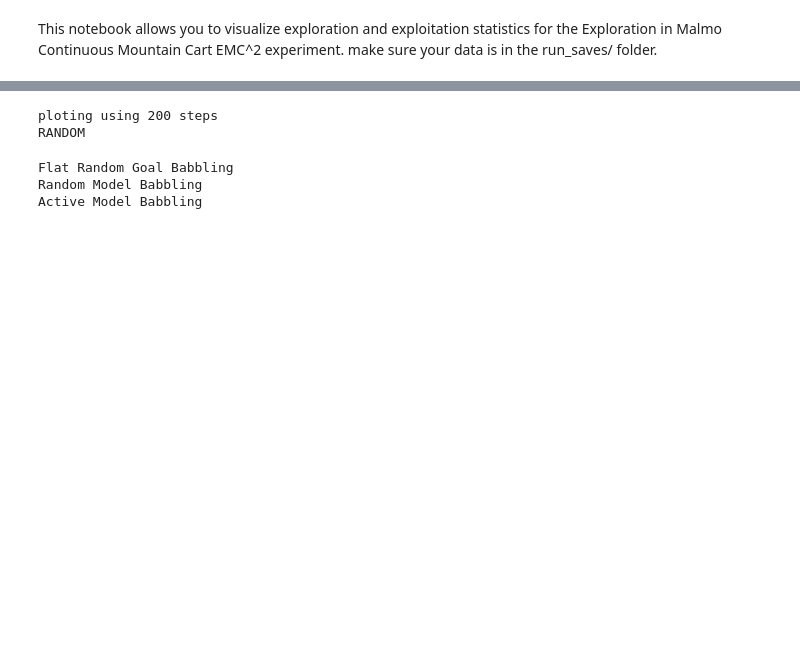
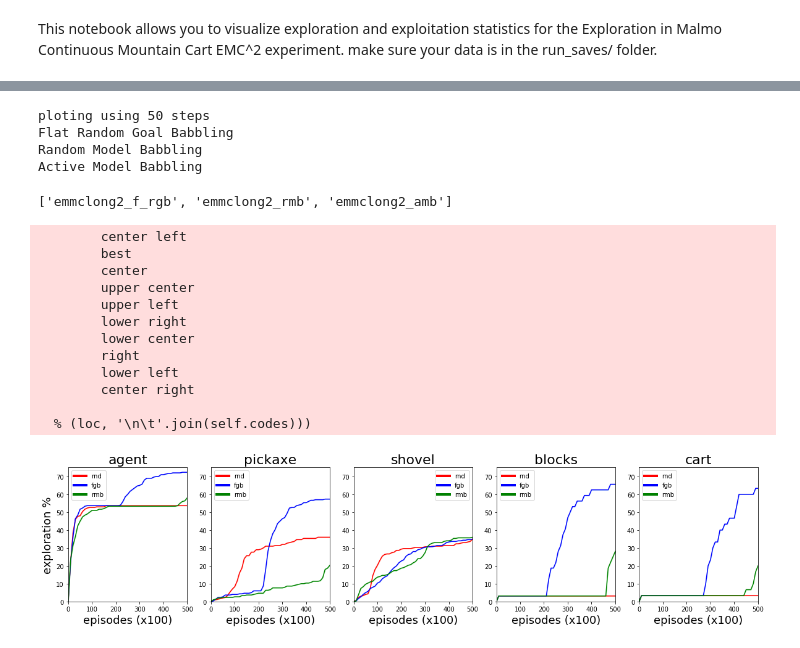
Before and after one commit to rPortelas/malmo_mountain_cart, a Jupyter notebook: data_visualization_emmc.ipynb, the cells around one changed output, grey strips where cells are left out. Saved outputs shown, nothing was run; the diff lists cells and outputs as text; code cells hidden in the pictures; blank space fills up the shorter version.

```diff
--- a/data_visualization_emmc.ipynb
+++ b/data_visualization_emmc.ipynb
@@ -311,6 +405,7 @@ first_swing_right:['never', 14347, 'never', 'never', 'never', 'never']
 # %%
 # Grid cell exploration curves
-nb_steps = int(nb_episodes / 100)
+step_size = 1000
+nb_steps = int(nb_episodes / step_size)
 print('ploting using {} steps'.format(nb_steps))
 all_a_explo = np.zeros((nb_models,nb_runs,nb_steps+1))
 all_p_explo = np.zeros((nb_models,nb_runs,nb_steps+1))
@@ -327,7 +422,7 @@ for m_nb,(m_name, m_id) in enumerate(zip(model_full_names,model_filenames)):
         s_explo = [0.]
         c_explo = [0.]
         b_explo = [0.]
-        for max_episodes in np.arange(100,nb_episodes+100,100):
+        for max_episodes in np.arange(step_size,nb_episodes+step_size,step_size):
 
             for outc_space in name_2d_spaces:
                 #print(outc_space+'_x')
@@ -352,6 +447,8 @@ for m_nb,(m_name, m_id) in enumerate(zip(model_full_names,model_filenames)):
 
 
             a_explo.append((a_expl_cells/total_2d_cells)*100)
+            s_explo.append((s_expl_cells/total_2d_cells)*100)
+            p_explo.append((p_expl_cells/total_2d_cells)*100)
 
             c_explo.append((c_expl_cells/nb_c_cells)*100)
 
@@ -386,11 +483,68 @@ std_s_explo = np.std(all_s_explo,axis=1)
 std_b_explo = np.std(all_b_explo,axis=1)
 std_c_explo = np.std(all_c_explo,axis=1)
 # %% [output]
-ploting using 200 steps
-RANDOM
+ploting using 50 steps
+Flat Random Goal Babbling
+Random Model Babbling
+Active Model Babbling
-Flat Random Goal Babbling
-Random Model Babbling
-Active Model Babbling
+# %%
+def plot_with_std(subplot_nb, ax,x,y,err,color,shade_color,label,y_min=None,y_max=None, legend=False, title=None):
+    #plt.rcParams.update({'font.size': 15})
+    ax.plot(x,y, color=color, label=label,linewidth=1.5)
+    ax.fill_between(x,y-err,y+err,color=shade_color,alpha=0.5)
+    if legend:
+        leg = ax.legend(loc='bottom right')
+        for legobj in leg.legendHandles:
+            legobj.set_linewidth(4.0)
+    ax.set_xlabel('episodes (x100)', fontsize=18)
+    if subplot_nb == 0:
+        ax.set_ylabel('exploration %', fontsize=18)
+    ax.set_xlim(xmin=min(x),xmax=max(x))
+    if y_min is not None:
+        ax.set_ylim(bottom=y_min,top=y_max)
+    if title:
+        ax.set_title(title, fontsize=22)
+
+metrics_mean_explo = [mean_a_explo, mean_p_explo, mean_s_explo, mean_b_explo, mean_c_explo]
+metrics_std_explo = [std_a_explo, std_p_explo, std_s_explo, std_b_explo, std_c_explo]
+plot_steps = np.arange(0,nb_episodes+step_size,step_size)
+
+colors = ['red','blue','green','magenta','black','cyan','orange']
+shades_colors = ['lightsalmon','skyblue','lightgreen','violet']
+title_info = ["agent", "pickaxe", "shovel", "blocks", "cart"]
+model_names = ["rnd","fgb","rmb","amb"]
+metric = ["agent","pickaxe","shovel","blocks","cart"]
+maxes=[75]*5
+# Averaged plots
+f, (ax0, ax1, ax2, ax3, ax4) = plt.subplots(1,5,figsize=(20,4))
+ax = (ax0, ax1, ax2, ax3, ax4)
+print(model_filenames)
+for j, (models_mean_explo, models_std_explo) in enumerate(zip(metrics_mean_explo, metrics_std_explo)):
+    for i,(mean_explo, std_explo) in enumerate(zip(models_mean_explo, models_std_explo)):
+        y = mean_explo
+        err = std_explo
+        title = ''
+        plot_with_std(j, ax[j], plot_steps//100,y,err,colors[i],shades_colors[i],model_names[i],
+                      y_min=0,y_max=maxes[j], title=title+title_info[j], legend=True)
+
+#plt.savefig("grid_cell_exploration.pdf", bbox_inches='tight')
+plt.savefig("grid_cell_exploration.png", bbox_inches='tight')
+plt.show()
+# %% [output]
+['emmclong2_f_rgb', 'emmclong2_rmb', 'emmclong2_amb']
+        center left
+        best
+        center
+        upper center
+        upper left
+        lower right
+        lower center
+        right
+        lower left
+        center right
+
+  % (loc, '\n\t'.join(self.codes)))
+[figure, added]
 # %%
 def plot_with_std(x,y,err,color,shade_color,label,y_min,y_max):
     plt.plot(x,y, color=color, label=label,linewidth=1.5)
```
Also changed, not shown: parts of 14 cells of this notebook, 5 other files.
